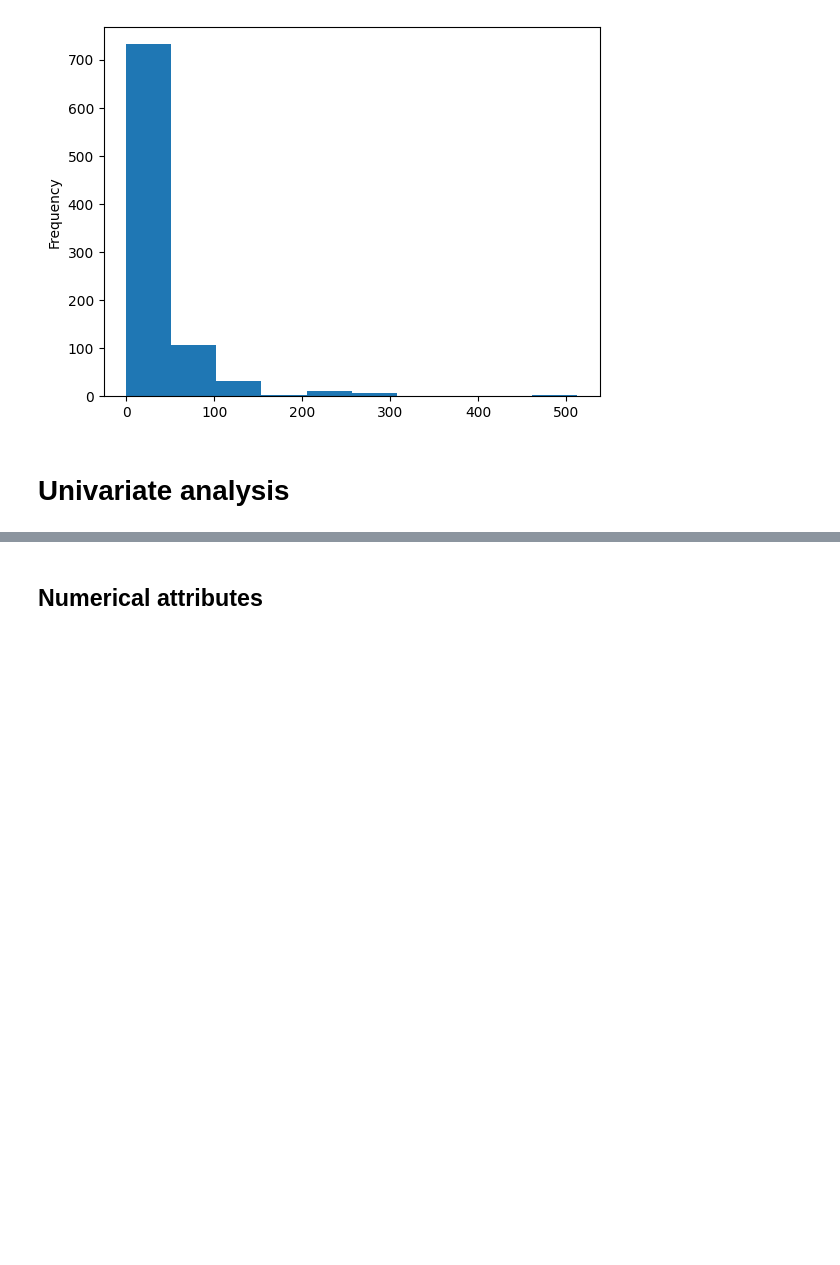
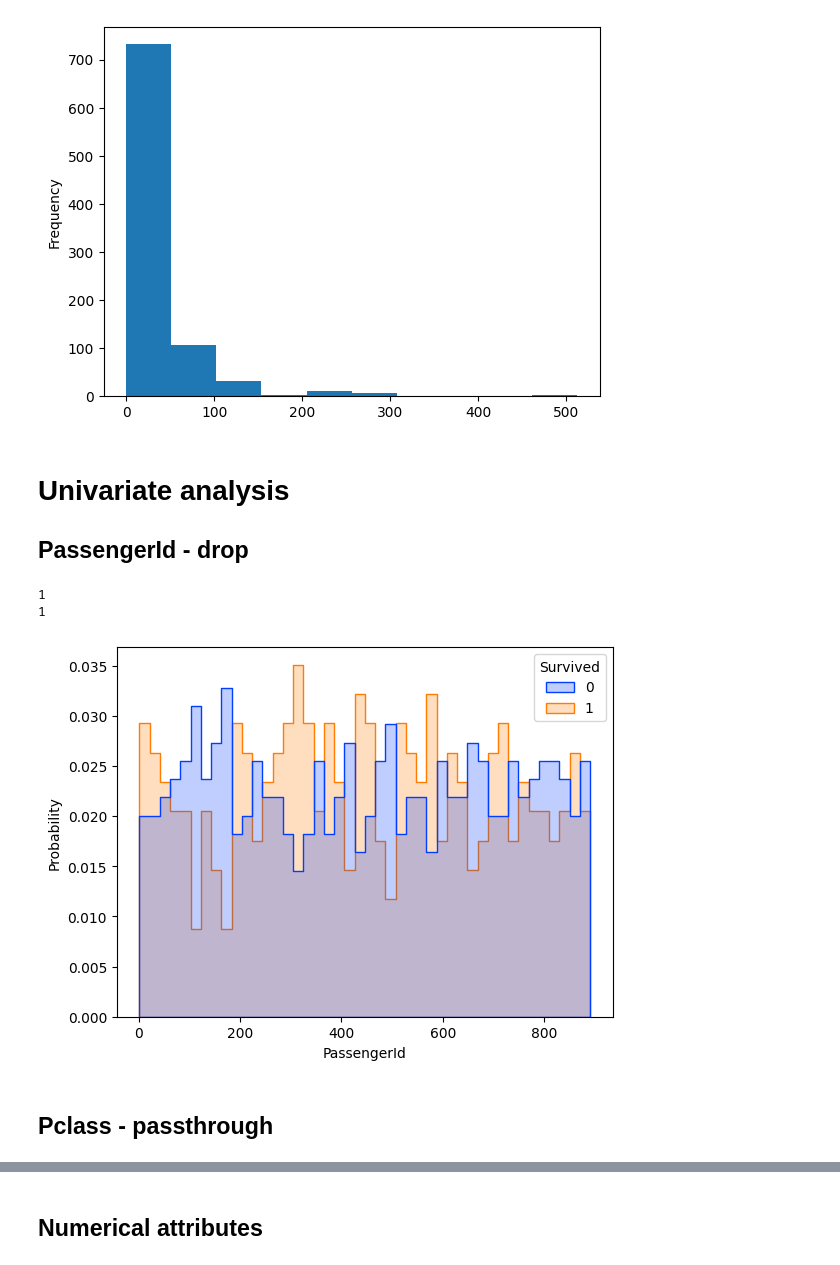
Before and after one commit to rfdspeng/ml_ai_portfolio, a Jupyter notebook: titanic/titanic.ipynb, the cells around one changed output, grey strips where cells are left out. Drawn from its saved outputs; the diff is of its cells as text; code cells hidden in the pictures; blank space fills up the shorter version.

```diff
--- a/titanic/titanic.ipynb
+++ b/titanic/titanic.ipynb
@@ -146,3 +123,19 @@ plt.show()
 [figure]
 # %% [markdown]
 # Univariate analysis
+
+## PassengerId - drop
+# %%
+print(np.diff(df["PassengerId"]).min())
+print(np.diff(df["PassengerId"]).max())
+# %% [output]
+1
+1
+# %%
+ax = sns.histplot(df, x="PassengerId", hue="Survived", stat="probability", \
+                  binwidth=20, common_norm=False, multiple="layer", \
+                  element="step", palette="bright")
+# %% [output]
+[figure, added]
+# %% [markdown]
+## Pclass - passthrough
```
Also changed, not shown: parts of 39 cells of this notebook, 2 other files.
